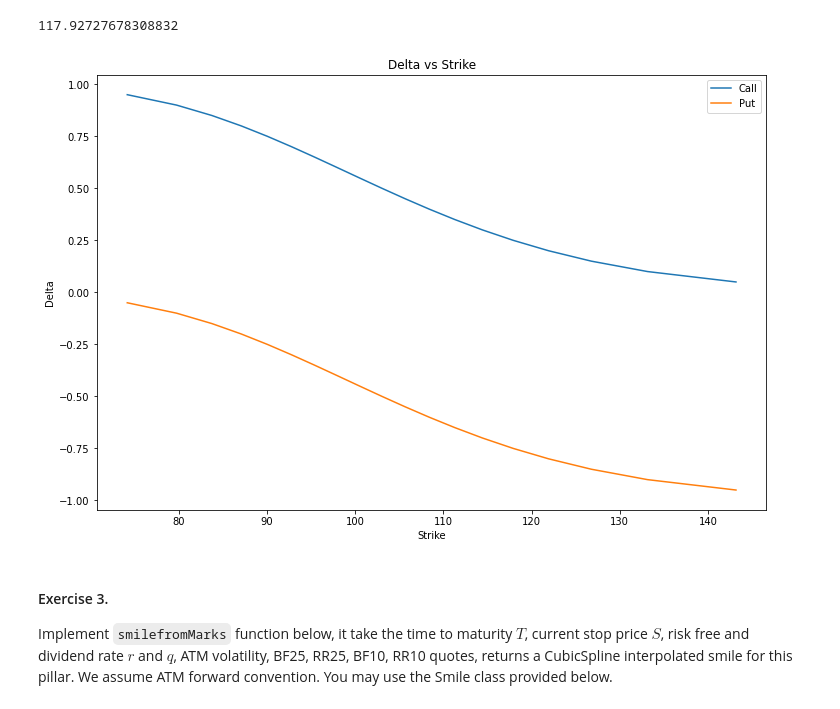
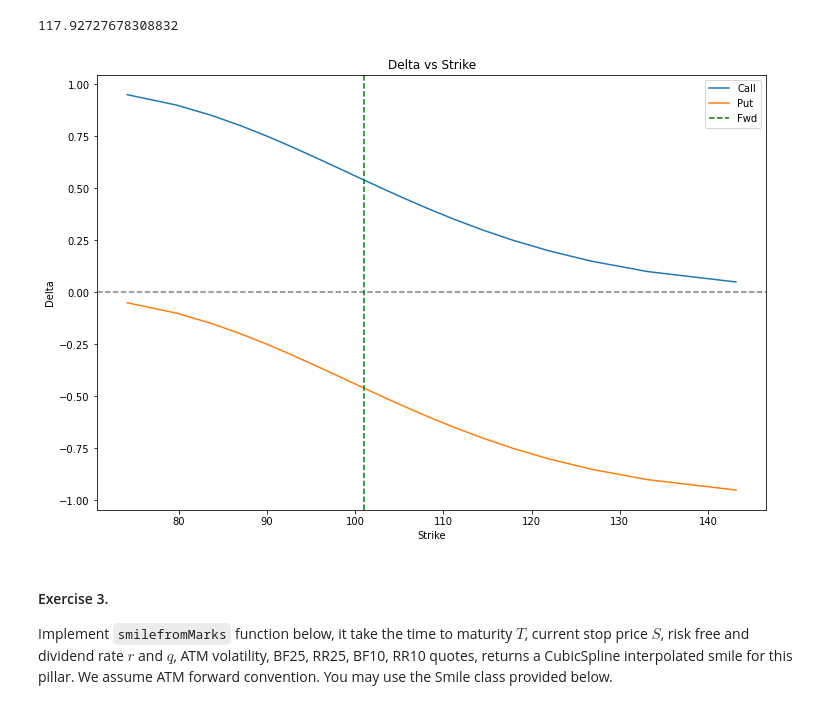
Before and after one commit to anirban2294/Numerical_Pricers, a Jupyter notebook: assignment2_Anirban.ipynb, the cells around one changed output. Drawn from its saved outputs; the diff is of its cells as text; code cells hidden in the pictures.

```diff
--- a/assignment2_Anirban.ipynb
+++ b/assignment2_Anirban.ipynb
@@ -171,6 +171,8 @@ def fwdDelta(fwd, stdev, strike, payoffType):
 def strikeFromDelta(S, r, q, T, vol, delta, payoffType):
     fwd = S*np.exp((r-q)*T)
     strike = 0
+    if payoffType == PayoffType.Put:
+        delta = -1 * delta
     f = lambda strike: (fwdDelta(fwd, vol, strike, payoffType) - delta)
     strike_l, strike_h = 0.01, S*10
     return optimize.brentq(f, strike_l, strike_h)
@@ -182,21 +184,23 @@ strikeFromDelta(S, r, q, T, vol, delta, payoffType)
 # %%
 S, r, q, T, vol = 100, 0.01, 0, 1, 0.2
 calldeltas = np.arange(0.05,1,0.05)
-putdeltas = np.arange(-0.05,-1,-0.05)
+putdeltas = np.arange(0.05,1,0.05)
 
 call_strikes = [strikeFromDelta(S, r, q, T, vol, i, PayoffType.Call) for i in calldeltas]
 put_strikes = [strikeFromDelta(S, r, q, T, vol, i, PayoffType.Put) for i in putdeltas]
 # %%
 plt.figure(figsize = (12,8))
 plt.plot(call_strikes, calldeltas, label = "Call")
-plt.plot(put_strikes, putdeltas, label = "Put")
+plt.plot(put_strikes, -putdeltas, label = "Put")
+plt.axhline(y=0, color='gray', linestyle='--')
+plt.axvline(x=S*np.exp((r-q)*T), color='g', linestyle='--', label = "Fwd")
 plt.title("Delta vs Strike")
 plt.xlabel("Strike")
 plt.ylabel("Delta")
 plt.legend()
 plt.show()
 # %% [output]
-[figure, old version]
+[figure, new version]
 # %% [markdown]
 #### Exercise 3.
 
```
Also changed, not shown: parts of 2 cells of this notebook.
